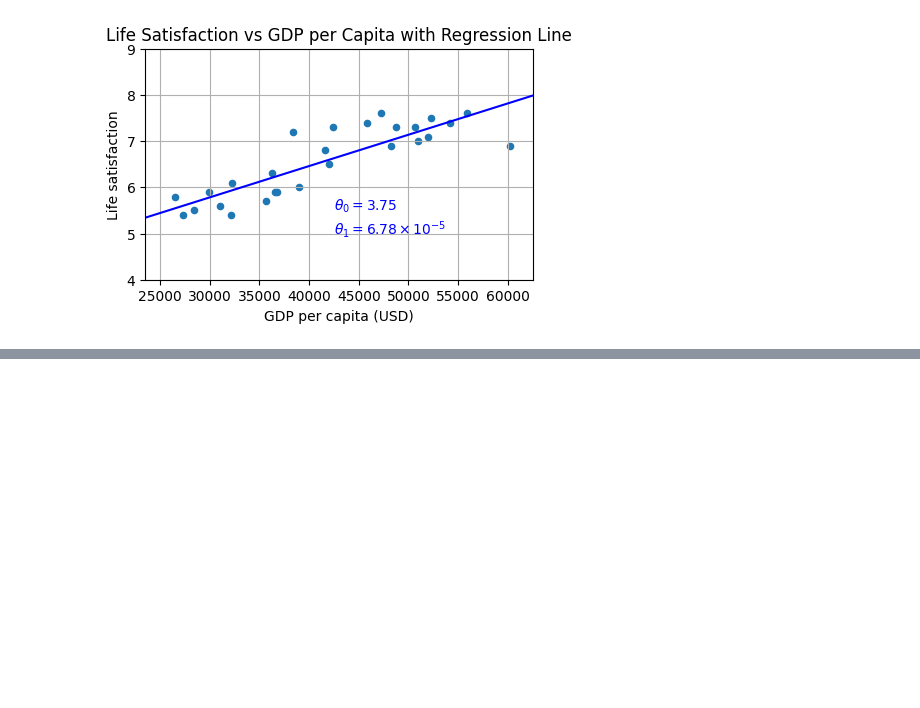
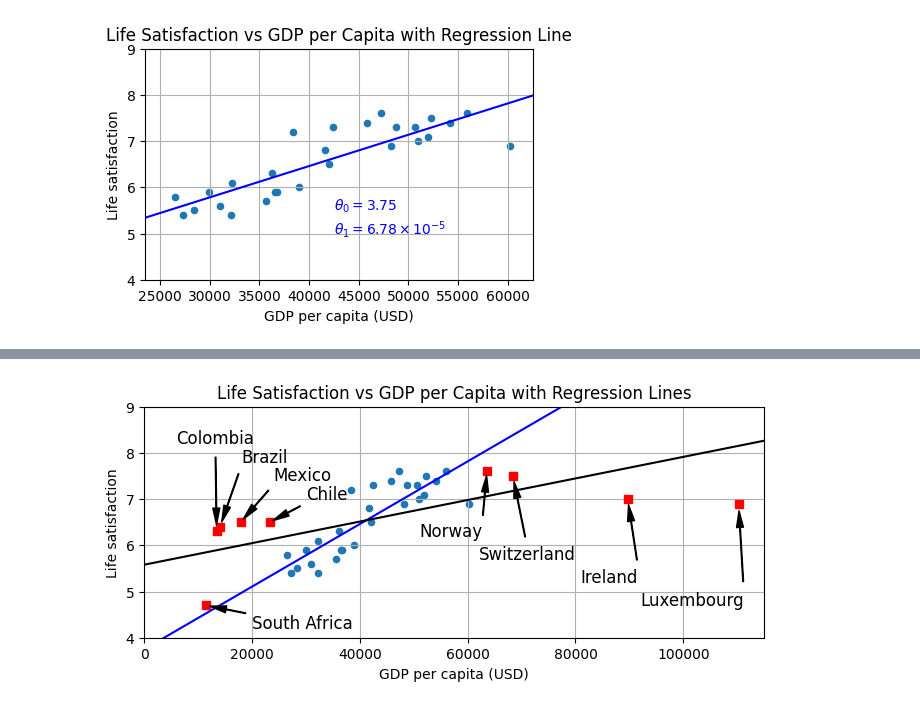
Before and after one commit to iupui-soic/pybootcamp, a Jupyter notebook: Charulata_Chapter_1.ipynb, the cells around one changed output, grey strips where cells are left out. Drawn from its saved outputs; the diff is of its cells as text; code cells hidden in the pictures; blank space fills up the shorter version.

```diff
--- a/Charulata_Chapter_1.ipynb
+++ b/Charulata_Chapter_1.ipynb
@@ -311,0 +370,4 @@ plt.show()
+# %%
+missing_data = full_country_stats[(full_country_stats[gdppc_col] < min_gdp) |
+                                  (full_country_stats[gdppc_col] > max_gdp)]
+missing_data
@@ -311,0 +386,69 @@ plt.show()
+# %%
+position_text_missing_countries = {
+    "South Africa": (20_000, 4.2),
+    "Colombia": (6_000, 8.2),
+    "Brazil": (18_000, 7.8),
+    "Mexico": (24_000, 7.4),
+    "Chile": (30_000, 7.0),
+    "Norway": (51_000, 6.2),
+    "Switzerland": (62_000, 5.7),
+    "Ireland": (81_000, 5.2),
+    "Luxembourg": (92_000, 4.7),
+}
+# %%
+PLOT_WIDTH = 8
+PLOT_HEIGHT = 3
+MIN_LIFE_SAT = 4
+MAX_LIFE_SAT = 9
+
+
+def plot_regression_line(ax, theta_0, theta_1, color, label):
+    X_range = np.linspace(0, 115_000, 1000)
+    y_range = theta_0 + theta_1 * X_range
+    ax.plot(X_range, y_range, color, label=label)
+
+
+def annotate_countries(ax, country_data, position_text):
+    for country, pos_text in position_text.items():
+        pos_data_x = country_data.loc[country, gdppc_col]
+        pos_data_y = country_data.loc[country, lifesat_col]
+        ax.annotate(country, xy=(pos_data_x, pos_data_y),
+                    xytext=pos_text, fontsize=12,
+                    arrowprops=dict(facecolor='black', width=0.5,
+                                    shrink=0.08, headwidth=5))
+        ax.plot(pos_data_x, pos_data_y, "rs")
+
+
+X_full = full_country_stats[[gdppc_col]].values
+y_full = full_country_stats[[lifesat_col]].values
+
+
+lin_reg_full = LinearRegression()
+lin_reg_full.fit(X_full, y_full)
+theta_0_full = lin_reg_full.intercept_[0]
+theta_1_full = lin_reg_full.coef_[0][0]
+
+
+fig, ax = plt.subplots(figsize=(PLOT_WIDTH, PLOT_HEIGHT))
+full_country_stats.plot(kind='scatter', x=gdppc_col, y=lifesat_col, grid=True, ax=ax)
+
+
+annotate_countries(ax, missing_data, position_text_missing_countries)
+
+
+plot_regression_line(ax, theta_0, theta_1, "b", "Initial Model")
+plot_regression_line(ax, theta_0_full, theta_1_full, "k", "Full Model")
+
+
+ax.set_xlim([0, 115_000])
+ax.set_ylim([MIN_LIFE_SAT, MAX_LIFE_SAT])
+ax.set_xlabel("GDP per capita (USD)")
+ax.set_ylabel("Life satisfaction")
+plt.title("Life Satisfaction vs GDP per Capita with Regression Lines")
+
+
+plt.savefig('representative_training_data_scatterplot')
+
+plt.show()
+# %% [output]
+[figure, added]
```
Also changed, not shown: parts of 8 cells of this notebook.
